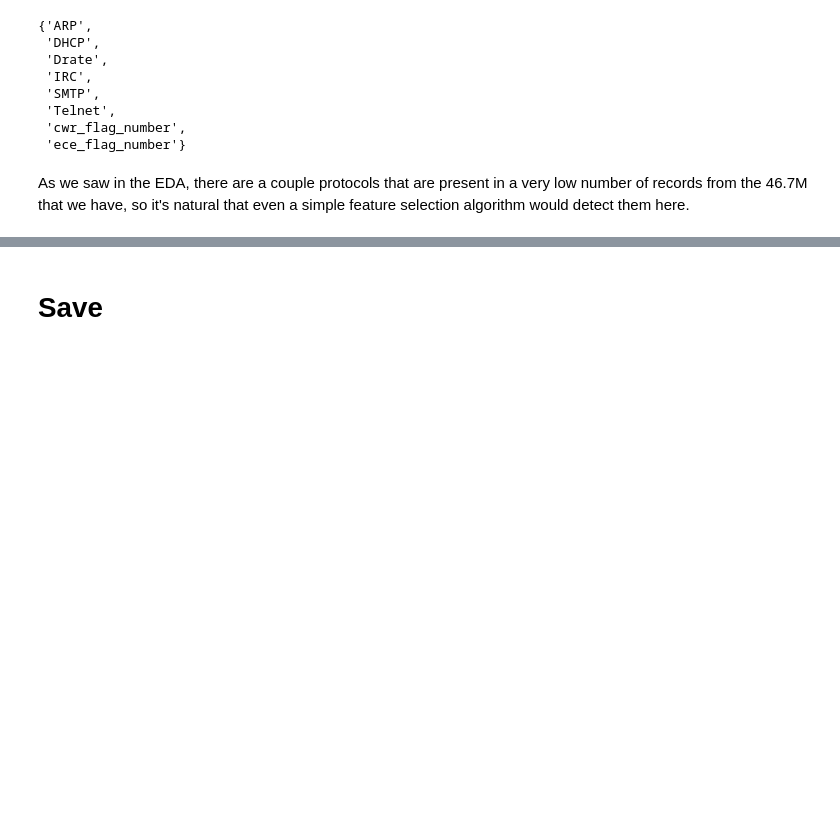
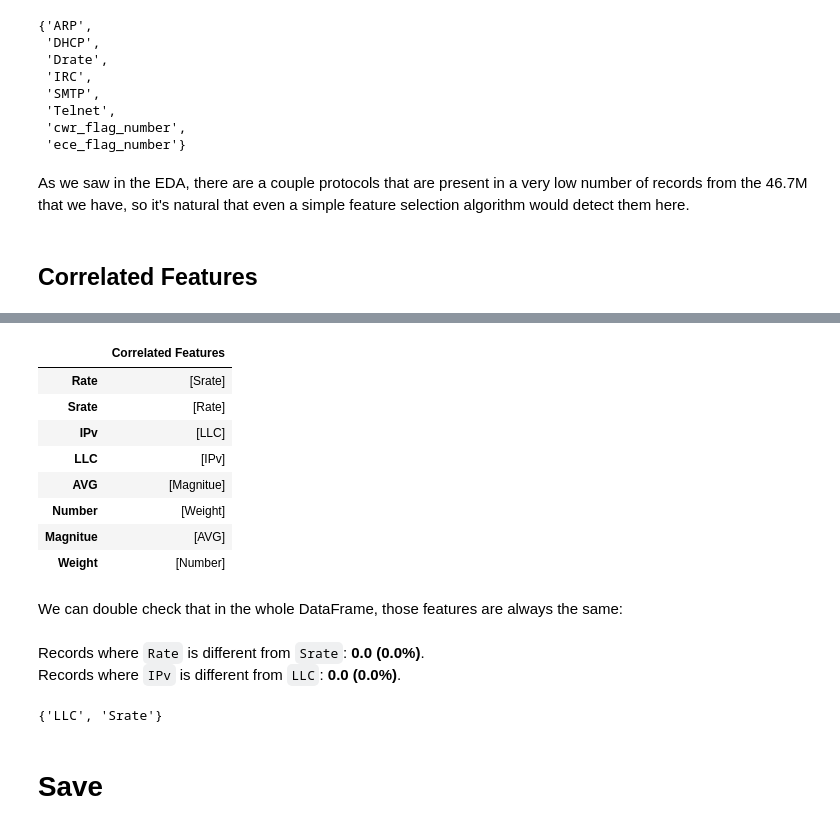
Before and after one commit to inaciobr/Multi-Stage-IoT-Intrusion-Detection, a Jupyter notebook: notebooks/2 - Feature Engineering.ipynb, the cells around one changed output, grey strips where cells are left out. Cells and saved outputs as stored; diff of their text form; code cells hidden in the pictures; blank space fills up the shorter version.

Commit message:
Add correlated feature drop

```diff
--- a/notebooks/2 - Feature Engineering.ipynb
+++ b/notebooks/2 - Feature Engineering.ipynb
@@ -99,3 +101,19 @@ Wall time: 910 ms
  'ece_flag_number'}
 # %% [markdown]
 As we saw in the EDA, there are a couple protocols that are present in a very low number of records from the 46.7M that we have, so it's natural that even a simple feature selection algorithm would detect them here.
+# %% [markdown]
+## Correlated Features
+# %%
+%%time
+corr = df_sample.corr(method='spearman', numeric_only=True)
+corr.values[range(len(corr)), range(len(corr))] = 0
+
+correlated_features = corr.apply(lambda row: [
+    col_name
+    for col_name, value
+    in row.items()
+    if value >= .999
+])
+
+correlated_features[correlated_features.map(len) >= 1].to_frame(name='Correlated Features')
+# %% [output]
@@ -102,3 +122,42 @@ As we saw in the EDA, there are a couple protocols that are present in a very lo
+|  | Correlated Features |
+| Rate | [Srate] |
+| Srate | [Rate] |
+| IPv | [LLC] |
+| LLC | [IPv] |
+| AVG | [Magnitue] |
+| Number | [Weight] |
+| Magnitue | [AVG] |
+| Weight | [Number] |
+# %% [markdown]
+We can double check that in the whole DataFrame, those features are always the same:
+# %%
+def show_different_records(df, feature1, feature2):
+    return (
+        f"Records where <code>{feature1}</code> is different from <code>{feature2}</code>: "
+        f"<strong>{viz.eng_formatter_full((df[feature1] != df[feature2]).sum(), len(df))}</strong>."
+        "<br>"
+    )
+
+display(HTML(f"""
+<p>
+    {show_different_records(df, 'Rate', 'Srate')}
+    {show_different_records(df, 'IPv', 'LLC')}
+</p>
+"""))
+# %% [output]
+Records where Rate is different from Srate: 0.0 (0.0%).
+Records where IPv is different from LLC: 0.0 (0.0%).
+# %%
+drop_correlated_features = {
+    'Srate',
+    'LLC',
+}
+
+drop_columns_set |= drop_correlated_features
+
+drop_correlated_features
+# %% [output]
+{'LLC', 'Srate'}
 # %% [markdown]
 # Save
 # %%
```
Also changed, not shown: parts of 9 cells of this notebook, 2 other files.
